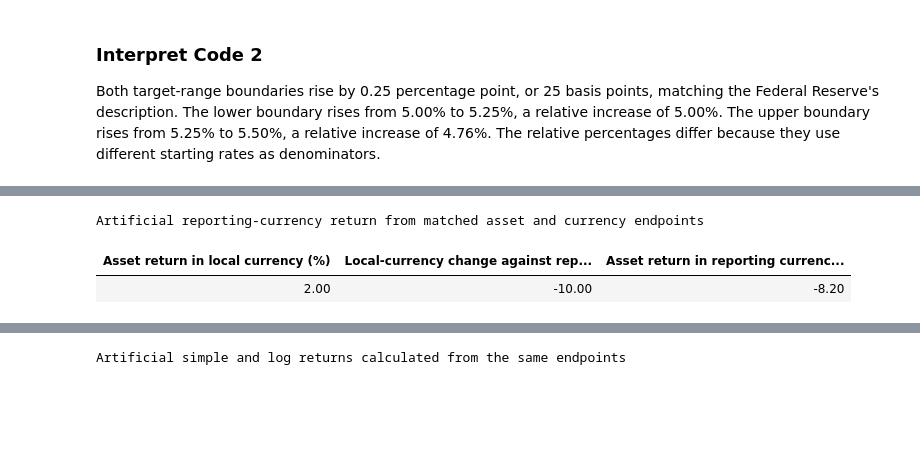
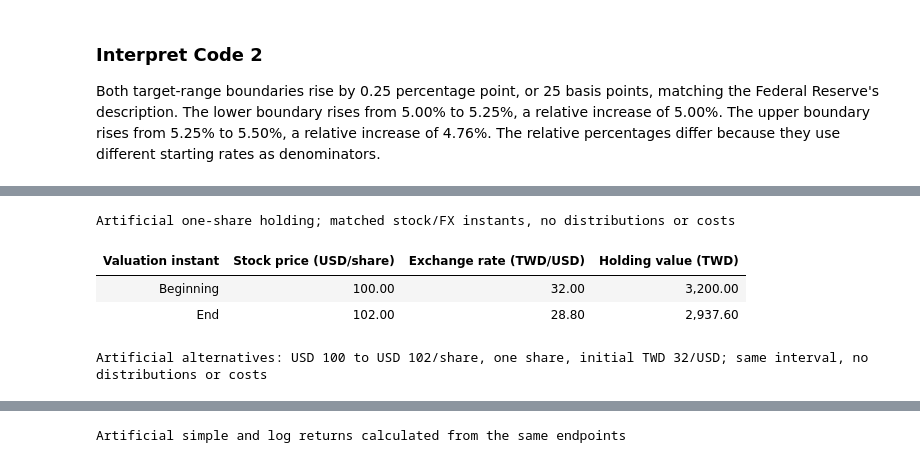
Before and after one commit to KennethWYLee/FinTech, a Jupyter notebook: course/week2_main.ipynb, the cells around one changed output, grey strips where cells are left out. Saved outputs shown, nothing was run; the diff lists cells and outputs as text; code cells hidden in the pictures; blank space fills up the shorter version.

```diff
--- a/course/week2_main.ipynb
+++ b/course/week2_main.ipynb
@@ -1191,29 +1392,61 @@ Predict the reporting-currency return. Decide whether it is 2%, -10%, their arit
 # %%
-local_asset_return = 0.02
-local_currency_change_in_reporting_currency = -0.10
-reporting_currency_return = (
-    (1 + local_asset_return)
-    * (1 + local_currency_change_in_reporting_currency)
-    - 1
+shares_held = 1
+beginning_price_usd = 100.00
+ending_price_usd = 102.00
+beginning_twd_per_usd = 32.00
+ending_twd_per_usd = 28.80
+
+beginning_value_twd = shares_held * beginning_price_usd * beginning_twd_per_usd
+ending_value_twd = shares_held * ending_price_usd * ending_twd_per_usd
+local_asset_return = ending_price_usd / beginning_price_usd - 1
+currency_return = ending_twd_per_usd / beginning_twd_per_usd - 1
+reporting_currency_return = ending_value_twd / beginning_value_twd - 1
+
+currency_valuations = pd.DataFrame({
+    "Valuation instant": ["Beginning", "End"],
+    "Stock price (USD/share)": [beginning_price_usd, ending_price_usd],
+    "Exchange rate (TWD/USD)": [beginning_twd_per_usd, ending_twd_per_usd],
+    "Holding value (TWD)": [beginning_value_twd, ending_value_twd],
+})
+display(currency_valuations.style.hide(axis="index").format({
+    "Stock price (USD/share)": "{:.2f}",
+    "Exchange rate (TWD/USD)": "{:.2f}",
+    "Holding value (TWD)": "{:,.2f}",
+}).set_caption(
+    "Artificial one-share holding; matched stock/FX instants, no distributions or costs"
+))
+
+# Alternative endings for the SAME interval, not three consecutive periods.
+currency_scenarios = pd.DataFrame({
+    "USD movement against TWD": ["Weakens", "Unchanged", "Strengthens"],
+    "Ending exchange rate (TWD/USD)": [28.80, 32.00, 33.60],
+})
+currency_scenarios["Currency return (%)"] = 100 * (
+    currency_scenarios["Ending exchange rate (TWD/USD)"] / beginning_twd_per_usd - 1
 )
-
-currency_return_example = pd.DataFrame(
-    {
-        "Asset return in local currency (%)": [100 * local_asset_return],
-        "Local-currency change against reporting currency (%)": [
-            100 * local_currency_change_in_reporting_currency
-        ],
-        "Asset return in reporting currency (%)": [100 * reporting_currency_return],
-    }
+currency_scenarios["Ending holding value (TWD)"] = (
+    shares_held * ending_price_usd * currency_scenarios["Ending exchange rate (TWD/USD)"]
 )
-display(
-    currency_return_example.style.hide(axis="index").format("{:.2f}").set_caption(
-        "Artificial reporting-currency return from matched asset and currency endpoints"
-    )
+currency_scenarios["Holding return in TWD (%)"] = 100 * (
+    currency_scenarios["Ending holding value (TWD)"] / beginning_value_twd - 1
 )
+display(currency_scenarios.style.hide(axis="index").format({
+    "Ending exchange rate (TWD/USD)": "{:.2f}",
+    "Currency return (%)": "{:.2f}",
+    "Ending holding value (TWD)": "{:,.2f}",
+    "Holding return in TWD (%)": "{:.2f}",
+}).set_caption(
+    "Artificial alternatives: USD 100 to USD 102/share, one share, initial TWD 32/USD; "
+    "same interval, no distributions or costs"
+))
 
 assert np.isclose(reporting_currency_return, -0.082)
+assert np.isclose(reporting_currency_return,
+                  (1 + local_asset_return) * (1 + currency_return) - 1)
+assert np.allclose(currency_scenarios["Holding return in TWD (%)"], [-8.2, 2.0, 7.1])
 # %% [output]
-Artificial reporting-currency return from matched asset and currency endpoints
+Artificial one-share holding; matched stock/FX instants, no distributions or costs
-| Asset return in local currency (%) | Local-currency change against rep... | Asset return in reporting currenc... |
-| 2.00 | -10.00 | -8.20 |
+| Valuation instant | Stock price (USD/share) | Exchange rate (TWD/USD) | Holding value (TWD) |
+| Beginning | 100.00 | 32.00 | 3,200.00 |
+| End | 102.00 | 28.80 | 2,937.60 |
+Artificial alternatives: USD 100 to USD 102/share, one share, initial TWD 32/USD; same interval, no distributions or costs
```
Also changed, not shown: parts of 87 cells of this notebook.
